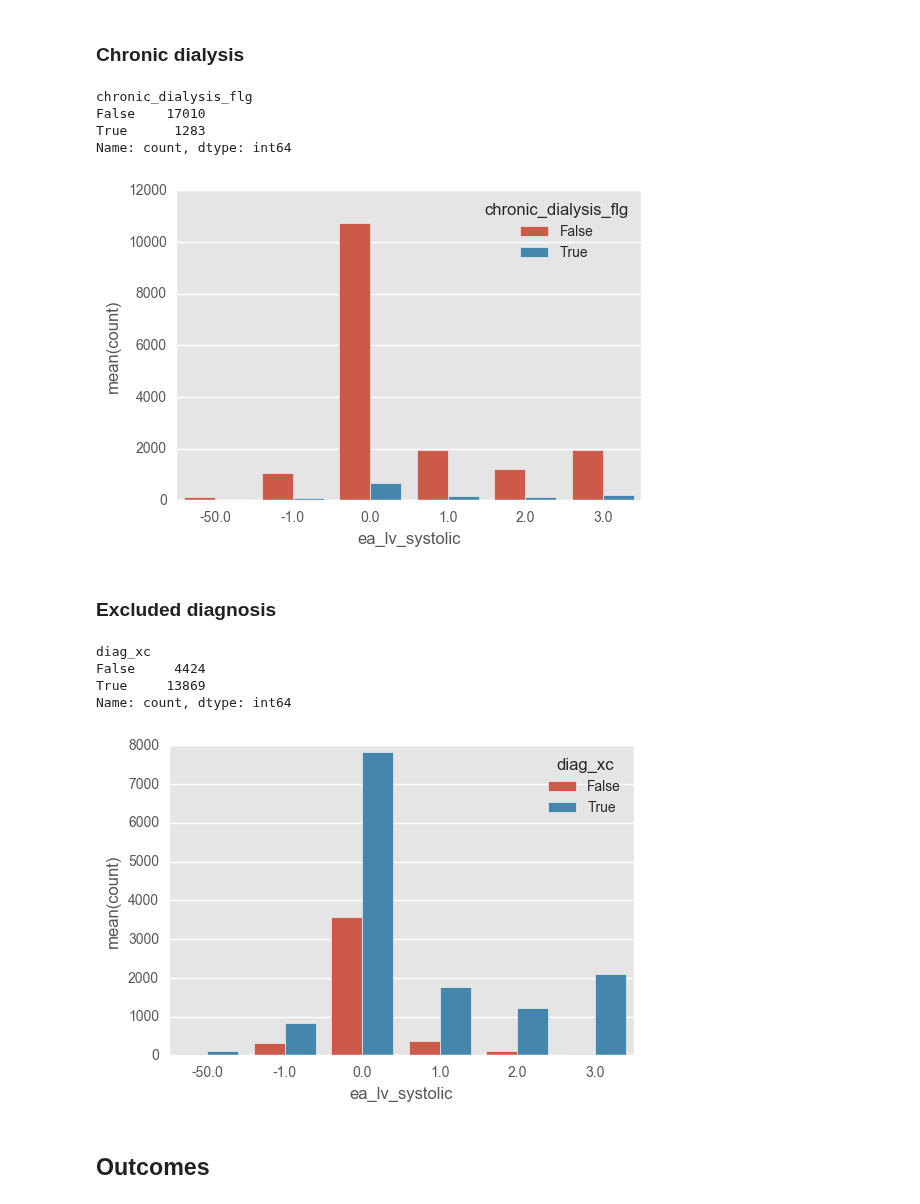
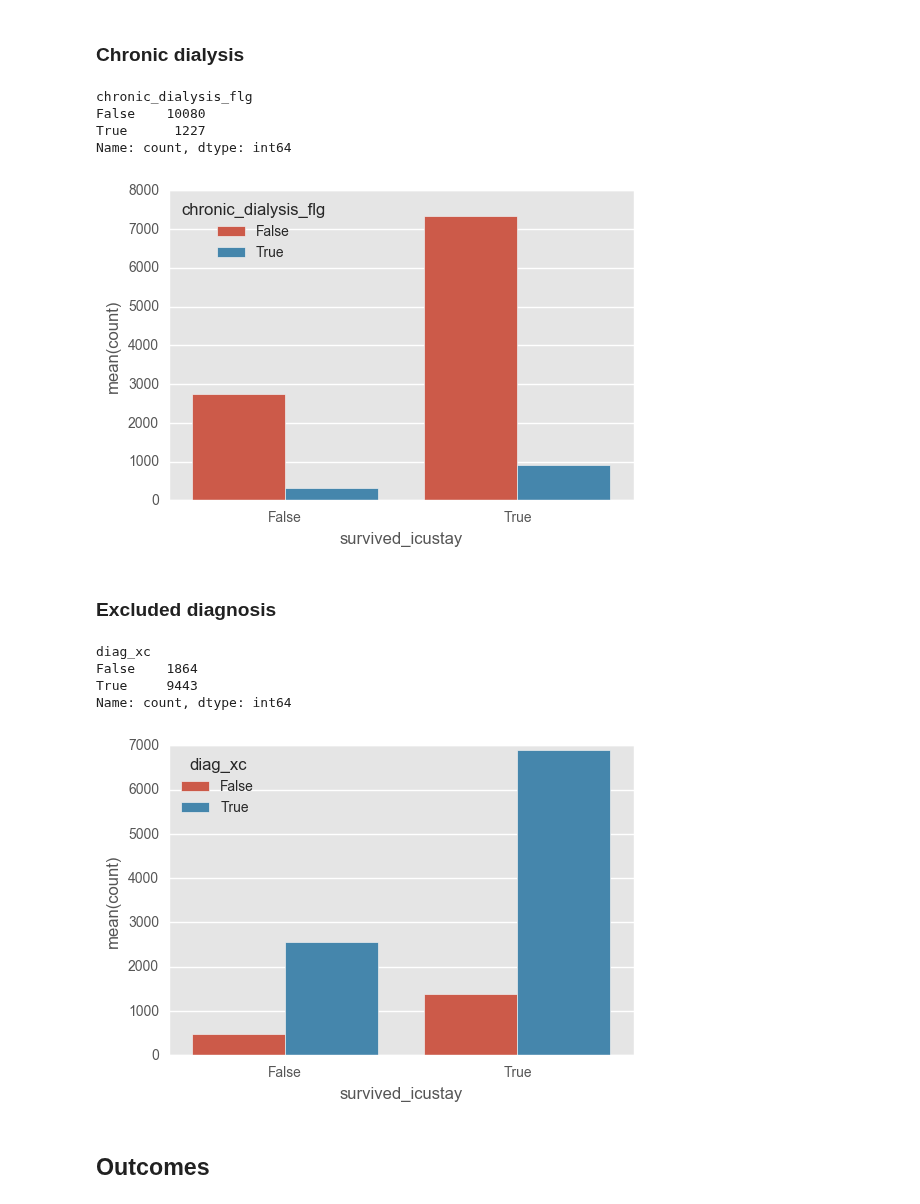
Before and after one commit to yhtgrace/echo, a Jupyter notebook: notebooks/161216_echo_annotations.ipynb, the cells around one changed output. Saved outputs shown, nothing was run; the diff lists cells and outputs as text; code cells hidden in the pictures.

```diff
--- a/notebooks/161216_echo_annotations.ipynb
+++ b/notebooks/161216_echo_annotations.ipynb
@@ -144,33 +144,33 @@ Name: count, dtype: int64
 # %%
 var = 'chronic_dialysis_flg'
 
-to_plot = ef[[var, 'ea_lv_systolic', 'subject_id']].dropna().groupby([var, 'ea_lv_systolic'])['subject_id'].count().reset_index()
-to_plot.columns = [var, 'ea_lv_systolic', 'count']
+to_plot = ef[[var, 'survived_icustay', 'subject_id']].dropna().groupby([var, 'survived_icustay'])['subject_id'].count().reset_index()
+to_plot.columns = [var, 'survived_icustay', 'count']
 
-sns.barplot('ea_lv_systolic', 'count', data = to_plot, hue = var)
+sns.barplot('survived_icustay', 'count', data = to_plot, hue = var)
 to_plot.groupby(var)['count'].sum()
 # %% [output]
 chronic_dialysis_flg
-False    17010
-True      1283
+False    10080
+True      1227
 Name: count, dtype: int64
-[figure, old version]
+[figure, new version]
 # %% [markdown]
 ### Excluded diagnosis
 # %%
 var = 'diag_xc'
 
-to_plot = ef[[var, 'ea_lv_systolic', 'subject_id']].dropna().groupby([var, 'ea_lv_systolic'])['subject_id'].count().reset_index()
-to_plot.columns = [var, 'ea_lv_systolic', 'count']
+to_plot = ef[[var, 'survived_icustay', 'subject_id']].dropna().groupby([var, 'survived_icustay'])['subject_id'].count().reset_index()
+to_plot.columns = [var, 'survived_icustay', 'count']
 
-sns.barplot('ea_lv_systolic', 'count', data = to_plot, hue = var)
+sns.barplot('survived_icustay', 'count', data = to_plot, hue = var)
 to_plot.groupby(var)['count'].sum()
 # %% [output]
 diag_xc
-False     4424
-True     13869
+False    1864
+True     9443
 Name: count, dtype: int64
-[figure, old version]
+[figure, new version]
 # %% [markdown]
 ## Outcomes
 # %%
```
Also changed, not shown: parts of 13 cells of this notebook.
